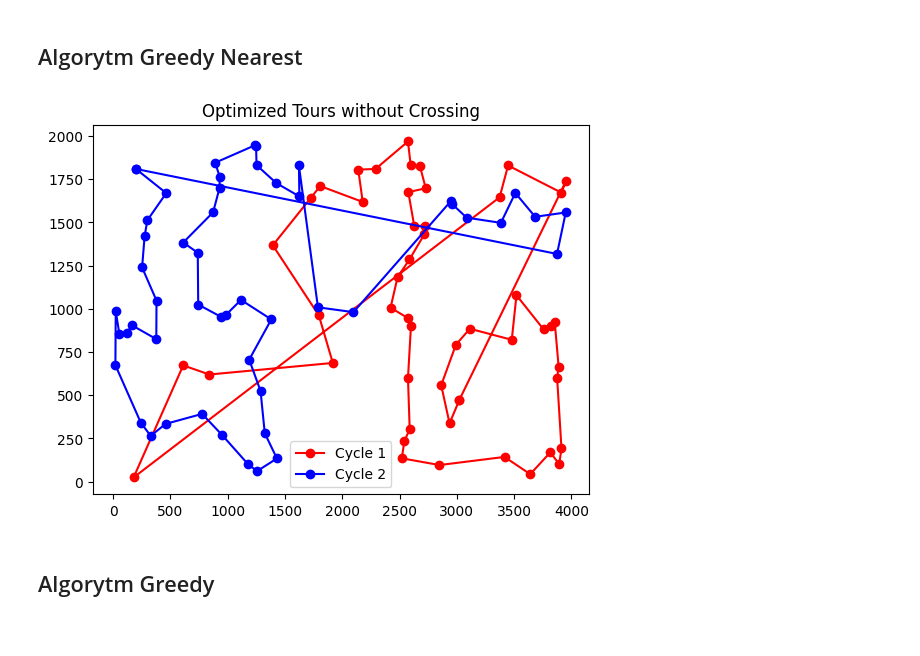
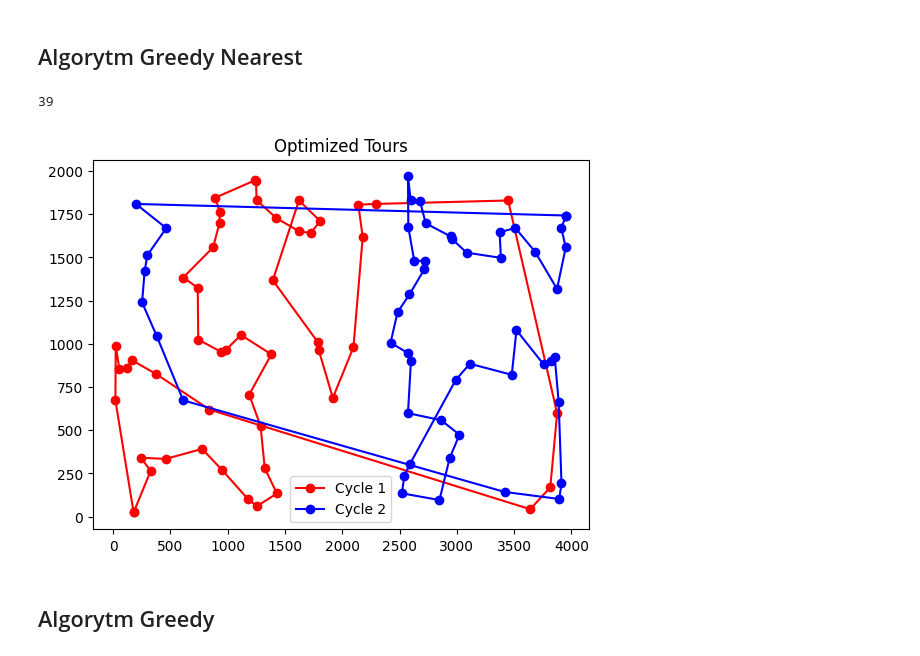
Before and after one commit to maciejm2517/imo-lab1, a Jupyter notebook: imo_1.ipynb, the cells around one changed output. Cells and saved outputs as stored; diff of their text form; code cells hidden in the pictures.

```diff
--- a/imo_1.ipynb
+++ b/imo_1.ipynb
@@ -6,76 +15,66 @@ import math
+# %%
+# Load data from CSV file
+data = pd.read_csv('kroa.csv', sep=' ')
+positions = np.array([data['x'], data['y']]).T
+
+def plot_optimized_tours(positions, cycle1, cycle2):
+    # Ensure the cycles start and end at the same city to form closed loops
+    cycle1.append(cycle1[0])
+    cycle2.append(cycle2[0])
+
+    # Plot the optimized tours
+    plt.plot(positions[cycle1, 0], positions[cycle1, 1], linestyle='-', marker='o', color='r', label='Cycle 1')
+    plt.plot(positions[cycle2, 0], positions[cycle2, 1], linestyle='-', marker='o', color='b', label='Cycle 2')
+
+    # Add legend and title
+    plt.legend()
+    plt.title('Optimized Tours')
+    plt.show()
 # %% [markdown]
 ## Algorytm Greedy Nearest
 # %%
-
-np.random.seed(420)
-
-def calculate_distance(city1, city2):
-    return np.round(np.linalg.norm(city1 - city2))
-
 def create_alternate_cycles(cities):
     n = cities.shape[0]
     unvisited = list(range(n))
 
     # Randomly choose the starting point for the first cycle
     tour1 = [unvisited.pop(np.random.randint(0, len(unvisited)))]
     start_city_1 = unvisited[tour1[0]]
 
     # Choose the furthest city from the starting point as the initial point for the second cycle
-    start_city_2_idx = np.argmax([calculate_distance(cities[tour1[0]], cities[i]) for i in unvisited])
+    start_city_2_idx = np.argmax([cities[tour1[0]][i] for i in unvisited])
+    print(start_city_2_idx)
     tour2 = [unvisited.pop(start_city_2_idx)]
     start_city_2 = unvisited[start_city_2_idx]
 
     while unvisited:
         current_city = tour1[-1]
 
         # Calculate distances to unvisited cities
-        distances1 = [calculate_distance(cities[current_city], cities[j]) for j in unvisited]
+        distances1 = [cities[current_city][j] for j in unvisited]
         closest_city1 = unvisited.pop(np.argmin(distances1))
         tour1.append(closest_city1)
 
         if unvisited:
             current_city = tour2[-1]
 
             # Calculate distances to unvisited cities
-            distances2 = [calculate_distance(cities[current_city], cities[j]) for j in unvisited]
+            distances2 = [cities[current_city][j] for j in unvisited]
             closest_city2 = unvisited.pop(np.argmin(distances2))
             tour2.append(closest_city2)
 
     return tour1, tour2
 
-def plot_optimized_tours(positions, cycle1, cycle2):
-    # Ensure the cycles start and end at the same city to form closed loops
-    cycle1.append(cycle1[0])
-    cycle2.append(cycle2[0])
+# Create two separate cycles without lines crossing
+distance_matrix = pairwise_distances(positions)
 
-    # Plot the optimized tours
-    plt.plot(positions[cycle1, 0], positions[cycle1, 1], linestyle='-', marker='o', color='r', label='Cycle 1')
-    plt.plot(positions[cycle2, 0], positions[cycle2, 1], linestyle='-', marker='o', color='b', label='Cycle 2')
-
-    # Add legend and title
-    plt.legend()
-    plt.title('Optimized Tours without Crossing')
-    plt.show()
-
-# Load data from CSV file
-data = pd.read_csv('kroa.csv', sep=' ')
-positions = np.array([data['x'], data['y']]).T
-
-# # Add text box with information
-# N = data.shape[0]
-# total_length_cycle1 = sum(calculate_distance(positions[cycle1[i-1]], positions[cycle1[i]]) for i in range(N))
-# total_length_cycle2 = sum(calculate_distance(positions[cycle2[i-1]], positions[cycle2[i]]) for i in range(N))
-# textstr = "N nodes: %d\nTotal length cycle 1: %.3f\nTotal length cycle 2: %.3f" % (N, total_length_cycle1, total_length_cycle2)
-# props = dict(boxstyle='round', facecolor='wheat', alpha=0.5)
-# ax[1].text(0.05, 0.95, textstr, transform=ax[1].transAxes, fontsize=14, verticalalignment='top', bbox=props)
-
-# Create two separate cycles without lines crossing
-cycle1, cycle2 = create_alternate_cycles(positions)
+cycle1, cycle2 = create_alternate_cycles(distance_matrix)
 
 # Plot the optimized tours
 plot_optimized_tours(positions, cycle1, cycle2)
 # %% [output]
+39
-[figure, old version]
+[figure, new version]
 # %% [markdown]
 ## Algorytm Greedy
 # %%
```
Also changed, not shown: parts of 5 cells of this notebook, 2 other files.
